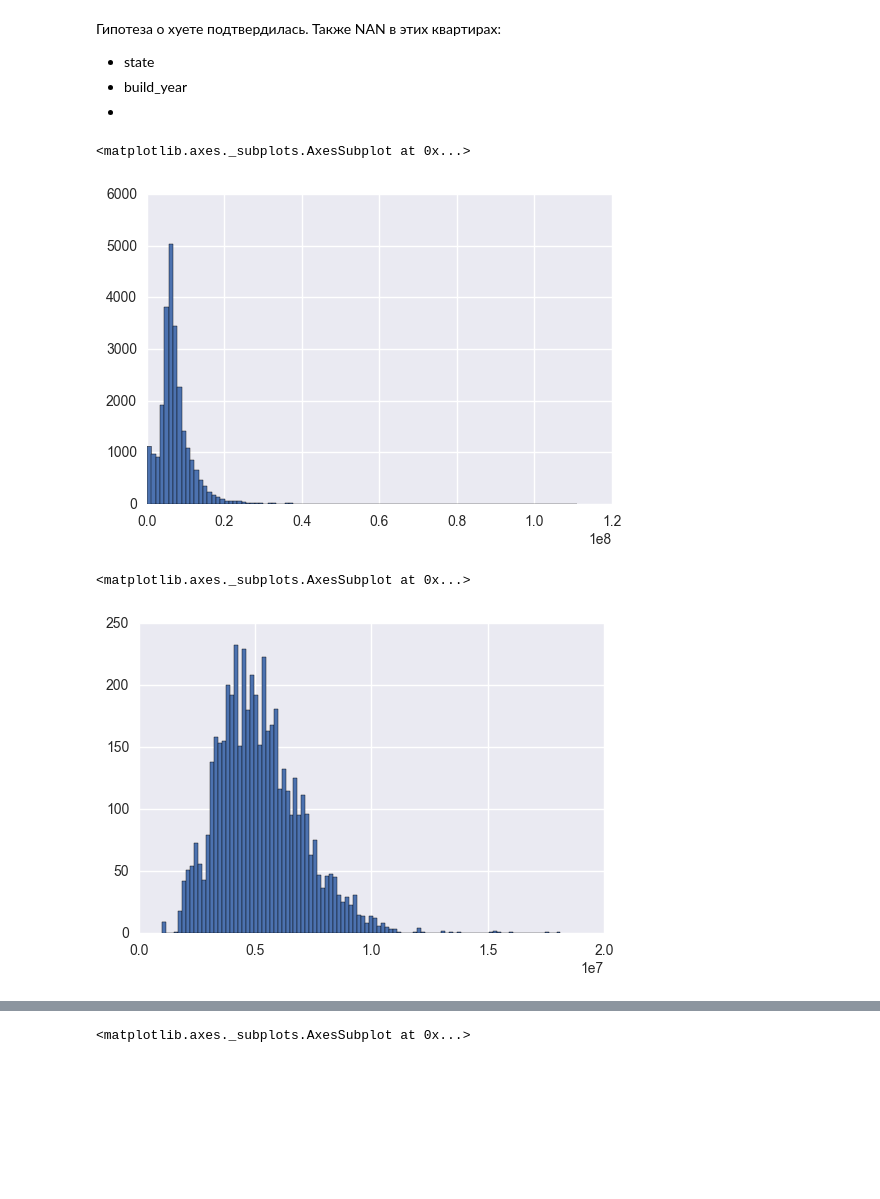
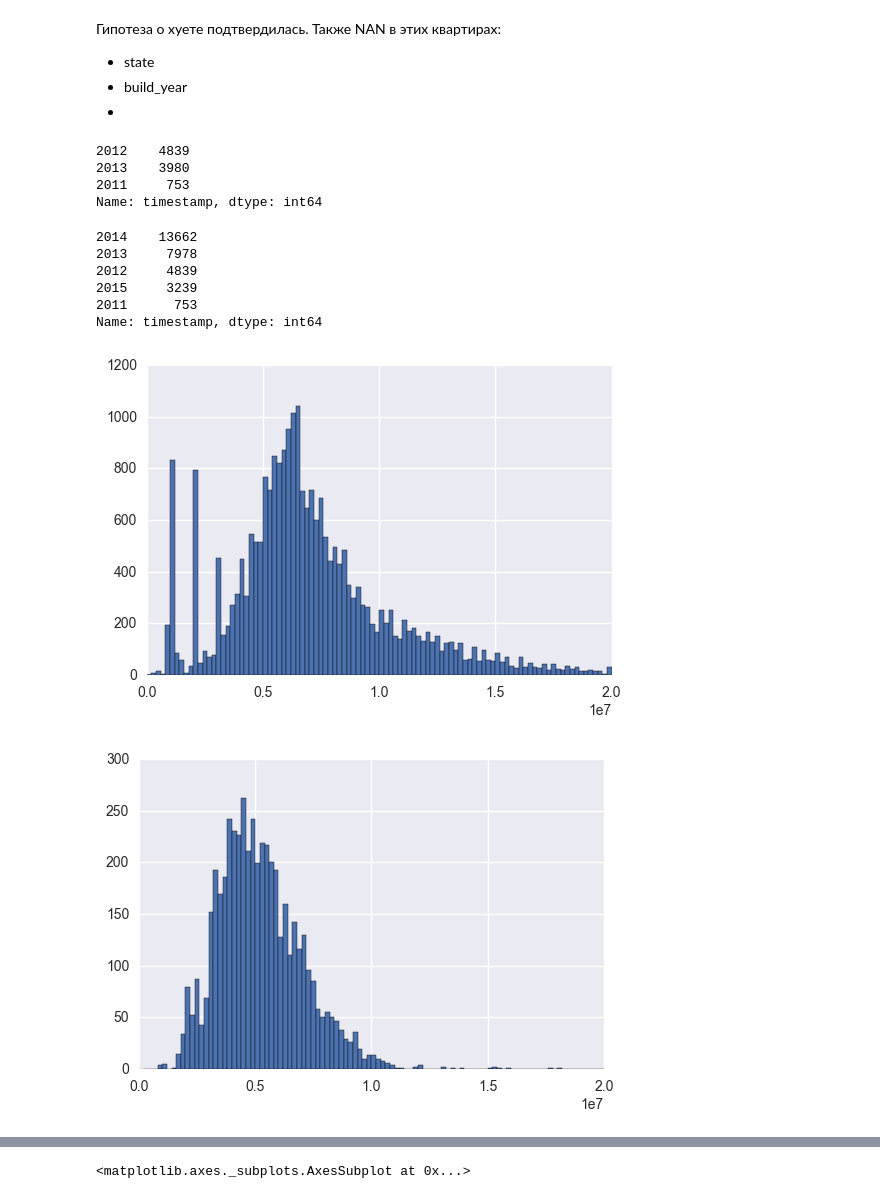
Before and after one commit to GlebFilatov/sber_kaggle, a Jupyter notebook: Macro.ipynb, the cells around one changed output, grey strips where cells are left out. Drawn from its saved outputs; the diff is of its cells as text; code cells hidden in the pictures; blank space fills up the shorter version.

```diff
--- a/Macro.ipynb
+++ b/Macro.ipynb
@@ -151,6 +134,9 @@ nancount
 - prom_part_5000 - возможно стоит выкинуть, потому что есть 500-1000 и т.д. метровые зоны.  5км далековато. С другой стороны можно восстановить средним, плохо скорее всего не будет.
 - floor - 167 нанов, аномальные значения (77 этаж, на деле скорее всего 7). Восстанавливать медианой плохая идея. Можно попробовать посмотреть ценовую категорию этих нанов и восстановить средней этажностью из той же ценовой категории
 - metro_min_walk, metro_km_walk, railroad_station_walk_km, railroad_station_walk_min, ID_railroad_station_walk - во-первых линейная зависимость, во-вторых - одинаковое число нанов по этим переменным. Надо смотреть внимательнее на эту группу зданий.
+# %%
+#конвертируем timestamp в дату
+train['timestamp'] = pd.to_datetime(train['timestamp'])
 # %% [markdown]
 Ебанутые цифры в:
 - full_sq - удалить, все что меньше санитарных норм (сейчас это 28 кв м на однокомнатную хату). Но думаю стоит тереть все, что меньше 25 - дальше сильный вспелеск в виде 80-100 квартир, что неслучайно скорее всего
@@ -172,13 +158,29 @@ bad_idx = train[train['max_floor'].isnull()].index
 - state
 - build_year
 -
+# %%
+train.loc[bad_idx,'timestamp'].apply(lambda x: x.year).value_counts()
+# %% [output]
+2012    4839
+2013    3980
+2011     753
+Name: timestamp, dtype: int64
+# %%
+train['timestamp'].apply(lambda x: x.year).value_counts()
+# %% [output]
+2014    13662
+2013     7978
+2012     4839
+2015     3239
+2011      753
+Name: timestamp, dtype: int64
 # %%
-train.loc[~train['build_count_frame'].isnull(),:]['price_doc'].hist(bins = 100)
+plt.hist(train.loc[~train['build_count_frame'].isnull(),:]['price_doc'], bins = 100, range = (0,2e7))
+plt.show()
 # %% [output]
-<matplotlib.axes._subplots.AxesSubplot at 0x...>
-[figure, old version]
+[figure, new version]
 # %%
-train.loc[train['build_count_frame'].isnull(),:]['price_doc'].hist(bins = 100)
+plt.hist(train.loc[train['build_count_frame'].isnull(),:]['price_doc'], bins = 100, range = (0,2e7))
+plt.show()
 # %% [output]
-<matplotlib.axes._subplots.AxesSubplot at 0x...>
-[figure, old version]
+[figure, new version]
```
Also changed, not shown: parts of 20 cells of this notebook, 7 other files.
